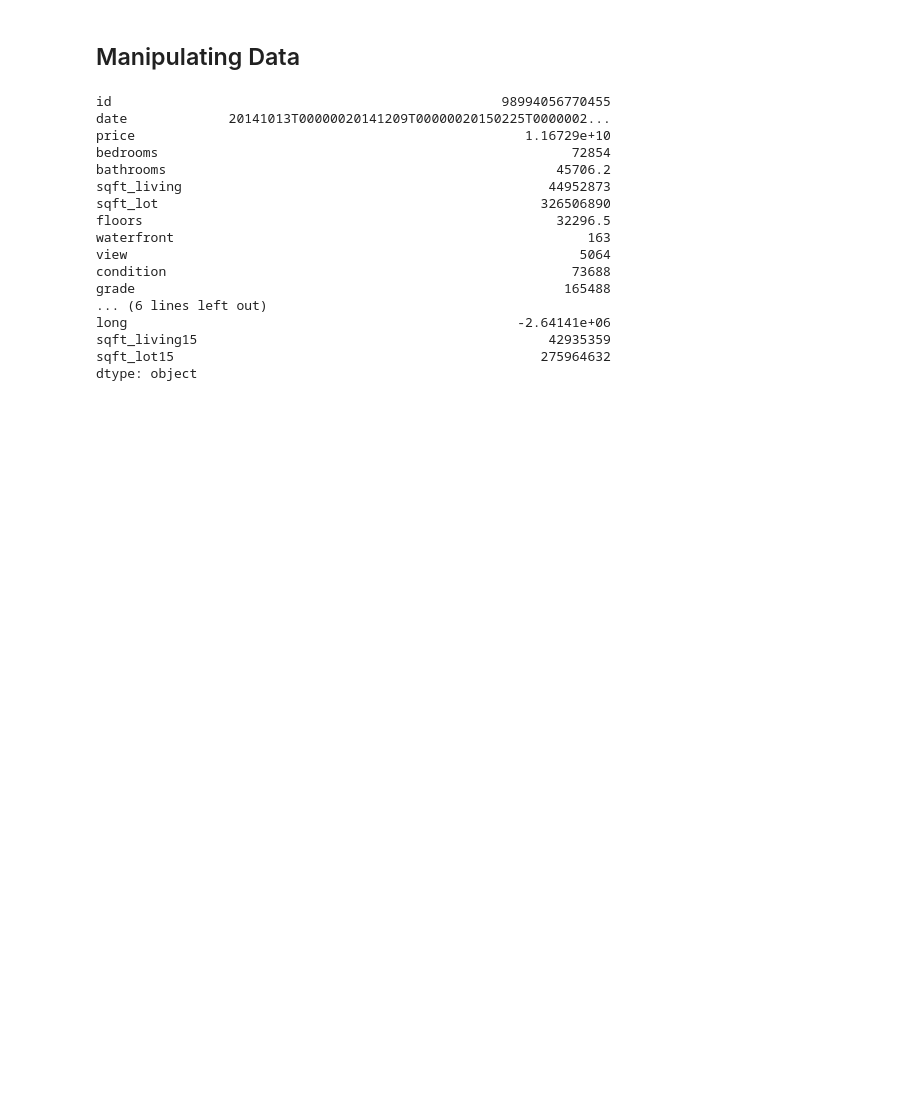
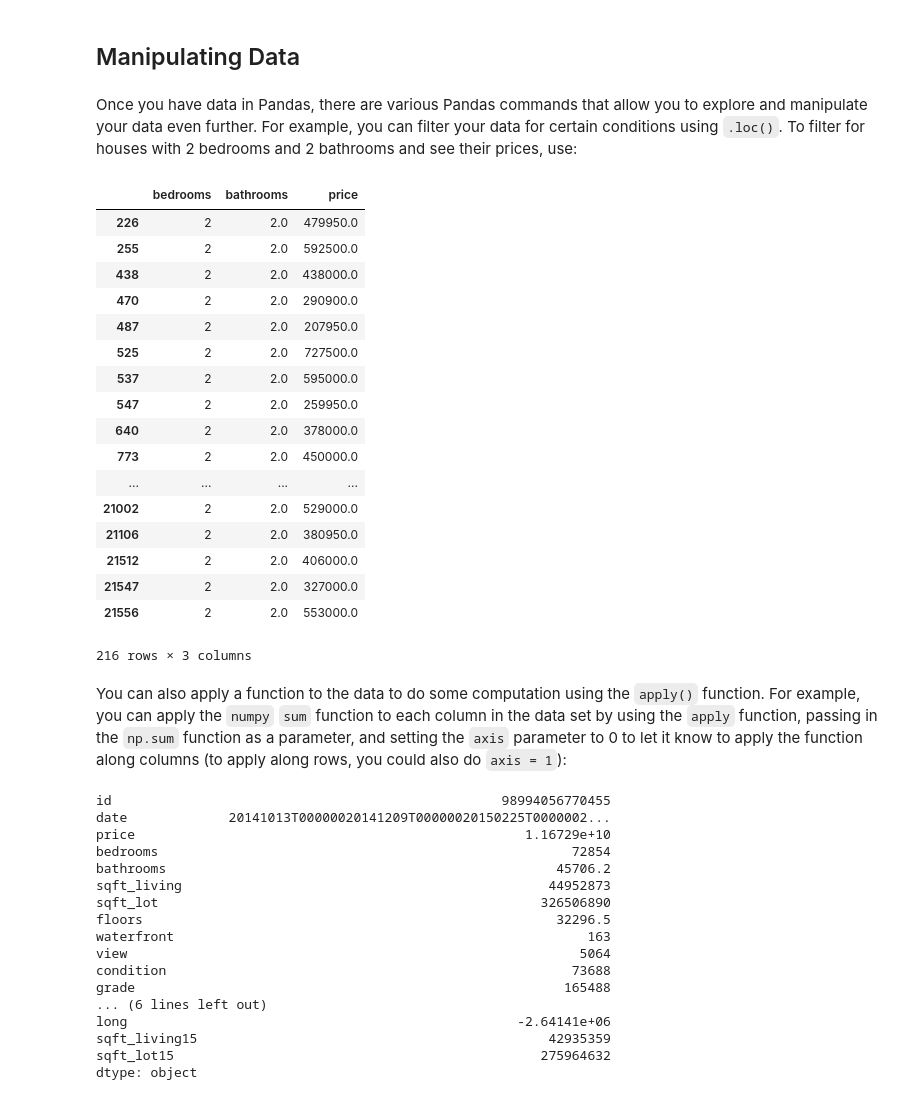
Before and after one commit to CodeYourDreams/Develop_Curriculum, a Jupyter notebook: Data Science/DS1) Working with Data/Working with Data.ipynb, the cells around one changed output. Saved outputs shown, nothing was run; the diff lists cells and outputs as text; code cells hidden in the pictures; blank space fills up the shorter version.

```diff
--- a/Data Science/DS1) Working with Data/Working with Data.ipynb
+++ b/Data Science/DS1) Working with Data/Working with Data.ipynb
@@ -133,8 +153,31 @@ dtypes: float64(5), int64(15), object(1)
 memory usage: 3.5+ MB
 # %% [markdown]
 ## Manipulating Data
+# %% [markdown]
+Once you have data in Pandas, there are various Pandas commands that allow you to explore and manipulate your data even further. For example, you can filter your data for certain conditions using `.loc()`. To filter for houses with 2 bedrooms and 2 bathrooms and see their prices, use:
 # %%
-data.loc[(houses["bedrooms"]==2) & (houses["bathrooms"]==2), ["bedrooms","bathrooms","price"]]
+data.loc[(data["bedrooms"]==2) & (data["bathrooms"]==2), ["bedrooms","bathrooms","price"]]
+# %% [output]
+|  | bedrooms | bathrooms | price |
+| 226 | 2 | 2.0 | 479950.0 |
+| 255 | 2 | 2.0 | 592500.0 |
+| 438 | 2 | 2.0 | 438000.0 |
+| 470 | 2 | 2.0 | 290900.0 |
+| 487 | 2 | 2.0 | 207950.0 |
+| 525 | 2 | 2.0 | 727500.0 |
+| 537 | 2 | 2.0 | 595000.0 |
+| 547 | 2 | 2.0 | 259950.0 |
+| 640 | 2 | 2.0 | 378000.0 |
+| 773 | 2 | 2.0 | 450000.0 |
+| ... | ... | ... | ... |
+| 21002 | 2 | 2.0 | 529000.0 |
+| 21106 | 2 | 2.0 | 380950.0 |
+| 21512 | 2 | 2.0 | 406000.0 |
+| 21547 | 2 | 2.0 | 327000.0 |
+| 21556 | 2 | 2.0 | 553000.0 |
+216 rows × 3 columns
+# %% [markdown]
+You can also apply a function to the data to do some computation using the `apply()` function. For example, you can apply the `numpy` `sum` function to each column in the data set by using the `apply` function, passing in the `np.sum` function as a parameter, and setting the `axis` parameter to 0 to let it know to apply the function along columns (to apply along rows, you could also do `axis = 1`):
 # %%
 data.apply(np.sum, axis = 0)
 # %% [output]
```
Also changed, not shown: parts of 14 cells of this notebook.
